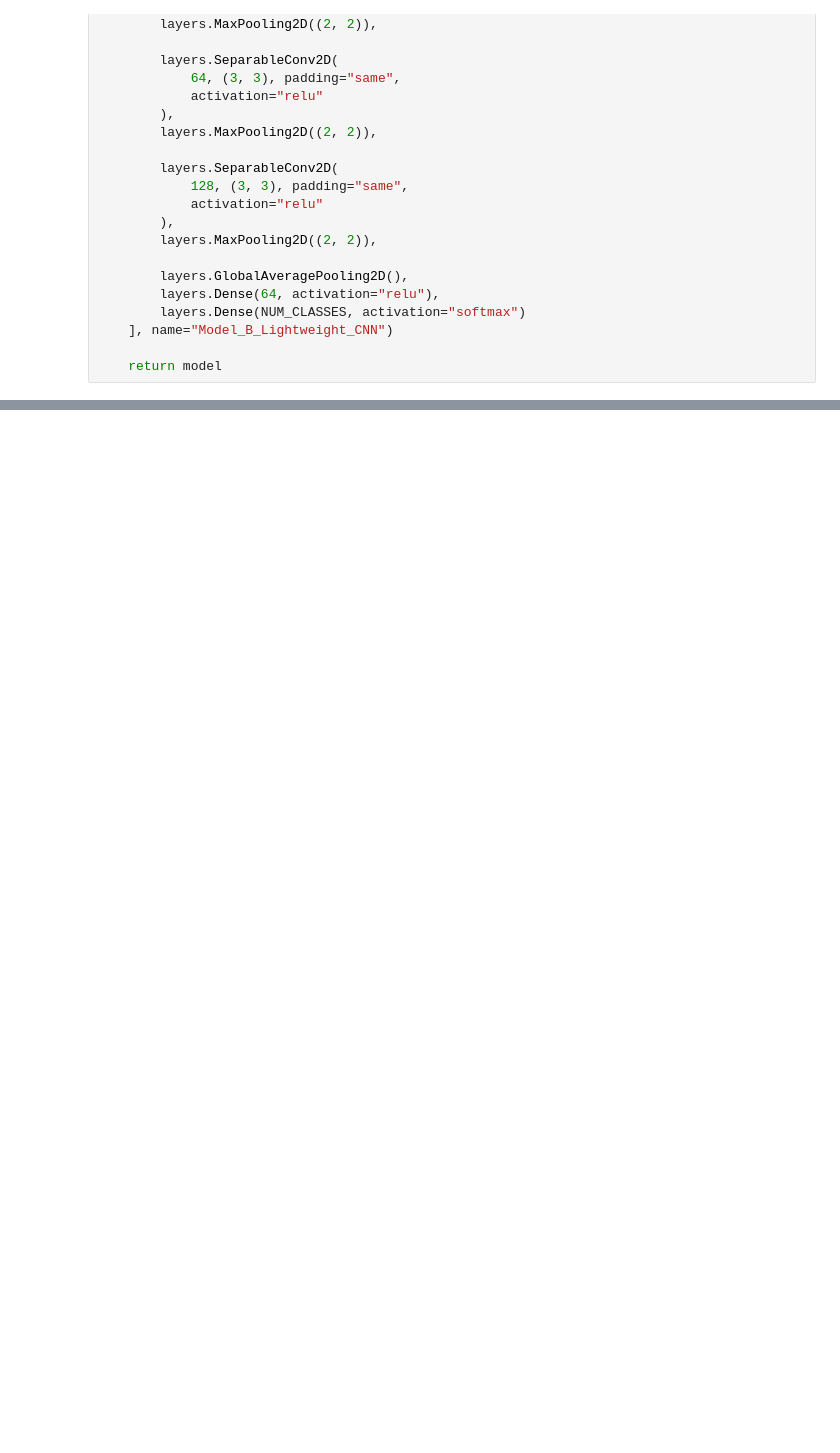
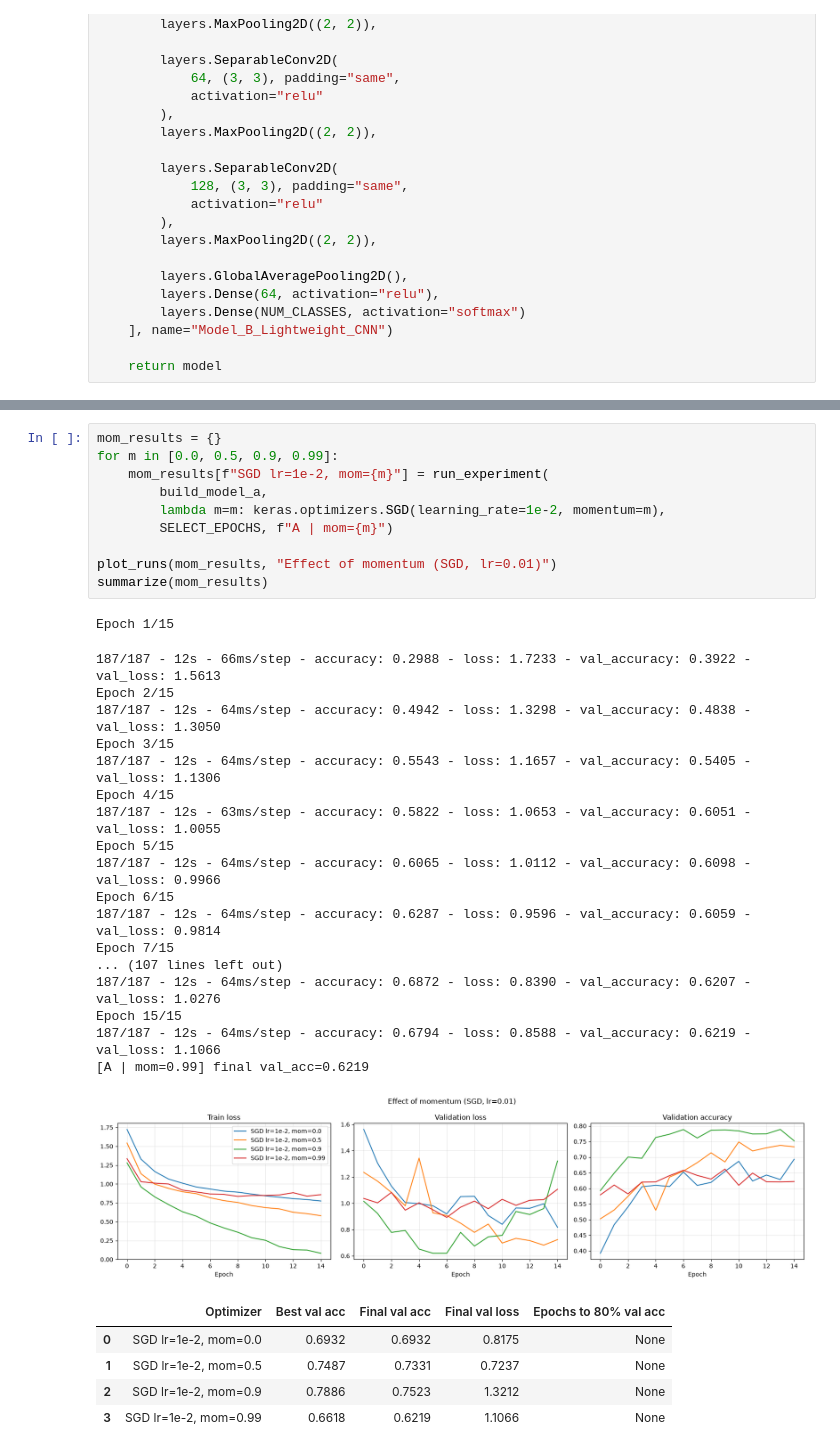
Before and after one commit to RavPraveen/EN3150_Assignment_03, a Jupyter notebook: code.ipynb, the cells around one changed output, grey strips where cells are left out. Saved outputs shown, nothing was run; the diff lists cells and outputs as text; blank space fills up the shorter version.

```diff
--- a/code.ipynb
+++ b/code.ipynb
@@ -213,0 +306,35 @@ Model B parameters: 20097
+# %%
+mom_results = {}
+for m in [0.0, 0.5, 0.9, 0.99]:
+    mom_results[f"SGD lr=1e-2, mom={m}"] = run_experiment(
+        build_model_a,
+        lambda m=m: keras.optimizers.SGD(learning_rate=1e-2, momentum=m),
+        SELECT_EPOCHS, f"A | mom={m}")
+
+plot_runs(mom_results, "Effect of momentum (SGD, lr=0.01)")
+summarize(mom_results)
+# %% [output]
+Epoch 1/15
+187/187 - 12s - 66ms/step - accuracy: 0.2988 - loss: 1.7233 - val_accuracy: 0.3922 - val_loss: 1.5613
+Epoch 2/15
+187/187 - 12s - 64ms/step - accuracy: 0.4942 - loss: 1.3298 - val_accuracy: 0.4838 - val_loss: 1.3050
+Epoch 3/15
+187/187 - 12s - 64ms/step - accuracy: 0.5543 - loss: 1.1657 - val_accuracy: 0.5405 - val_loss: 1.1306
+Epoch 4/15
+187/187 - 12s - 63ms/step - accuracy: 0.5822 - loss: 1.0653 - val_accuracy: 0.6051 - val_loss: 1.0055
+Epoch 5/15
+187/187 - 12s - 64ms/step - accuracy: 0.6065 - loss: 1.0112 - val_accuracy: 0.6098 - val_loss: 0.9966
+Epoch 6/15
+187/187 - 12s - 64ms/step - accuracy: 0.6287 - loss: 0.9596 - val_accuracy: 0.6059 - val_loss: 0.9814
+Epoch 7/15
+... (107 lines left out)
+187/187 - 12s - 64ms/step - accuracy: 0.6872 - loss: 0.8390 - val_accuracy: 0.6207 - val_loss: 1.0276
+Epoch 15/15
+187/187 - 12s - 64ms/step - accuracy: 0.6794 - loss: 0.8588 - val_accuracy: 0.6219 - val_loss: 1.1066
+[A | mom=0.99] final val_acc=0.6219
+[figure, added]
+|  | Optimizer | Best val acc | Final val acc | Final val loss | Epochs to 80% val acc |
+| 0 | SGD lr=1e-2, mom=0.0 | 0.6932 | 0.6932 | 0.8175 | None |
+| 1 | SGD lr=1e-2, mom=0.5 | 0.7487 | 0.7331 | 0.7237 | None |
+| 2 | SGD lr=1e-2, mom=0.9 | 0.7886 | 0.7523 | 1.3212 | None |
+| 3 | SGD lr=1e-2, mom=0.99 | 0.6618 | 0.6219 | 1.1066 | None |
```
Also changed, not shown: parts of 8 cells of this notebook.
